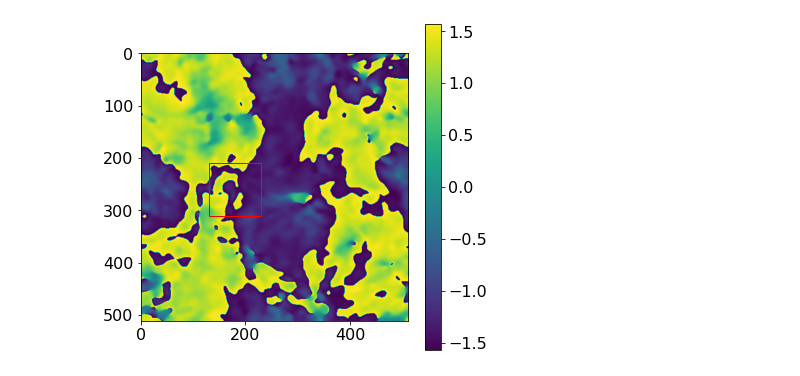
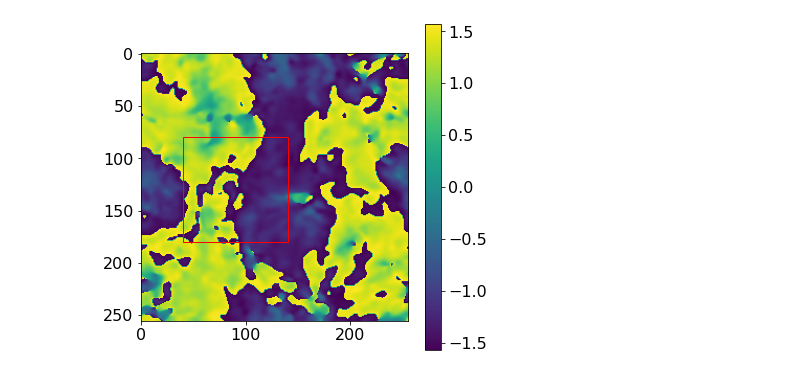
Before and after one commit to parkji30/PyDCF, a Jupyter notebook: testing/cos_disp_simulation_multifit.ipynb, the cells around one changed output. Saved outputs shown, nothing was run; the diff lists cells and outputs as text; code cells hidden in the pictures.

```diff
--- a/testing/cos_disp_simulation_multifit.ipynb
+++ b/testing/cos_disp_simulation_multifit.ipynb
@@ -218,20 +211,14 @@ dr_01, dphi_01 = cos_disp_calculations(dt, ds_scale=1)
 # %%
 data = fits.open("L10_0.2.fits")[0].data
-# data = data[::2, ::2]
-y_cen = 260
-x_cen = 180
+
+data = data[::2, ::2]
+y_cen = 260 / 2
+x_cen = 180 / 2
 rad = 100
 
-fig, ax = plt.subplots(figsize=(6,6))
-region = RectanglePixelRegion(center=PixCoord(x=x_cen, y=y_cen), width=rad, height=rad)
-plt.imshow(data)
-plt.colorbar()
-region.plot(ax=ax, color='red')
-plt.show()
-
-dt = data_cut(x_cen, y_cen, rad, data)
-dr_02, dphi_02 = cos_disp_calculations(dt, ds_scale=1)
+dt = data_cut(x_cen, y_cen, rad, data, show=True)
+dr_02, dphi_02 = cos_disp_calculations(dt, ds_scale=2)
 # %% [output]
-[figure, old version]
+[figure, new version]
 # %%
 data = fits.open("L10_0.3.fits")[0].data
```
Also changed, not shown: parts of 7 cells of this notebook.
